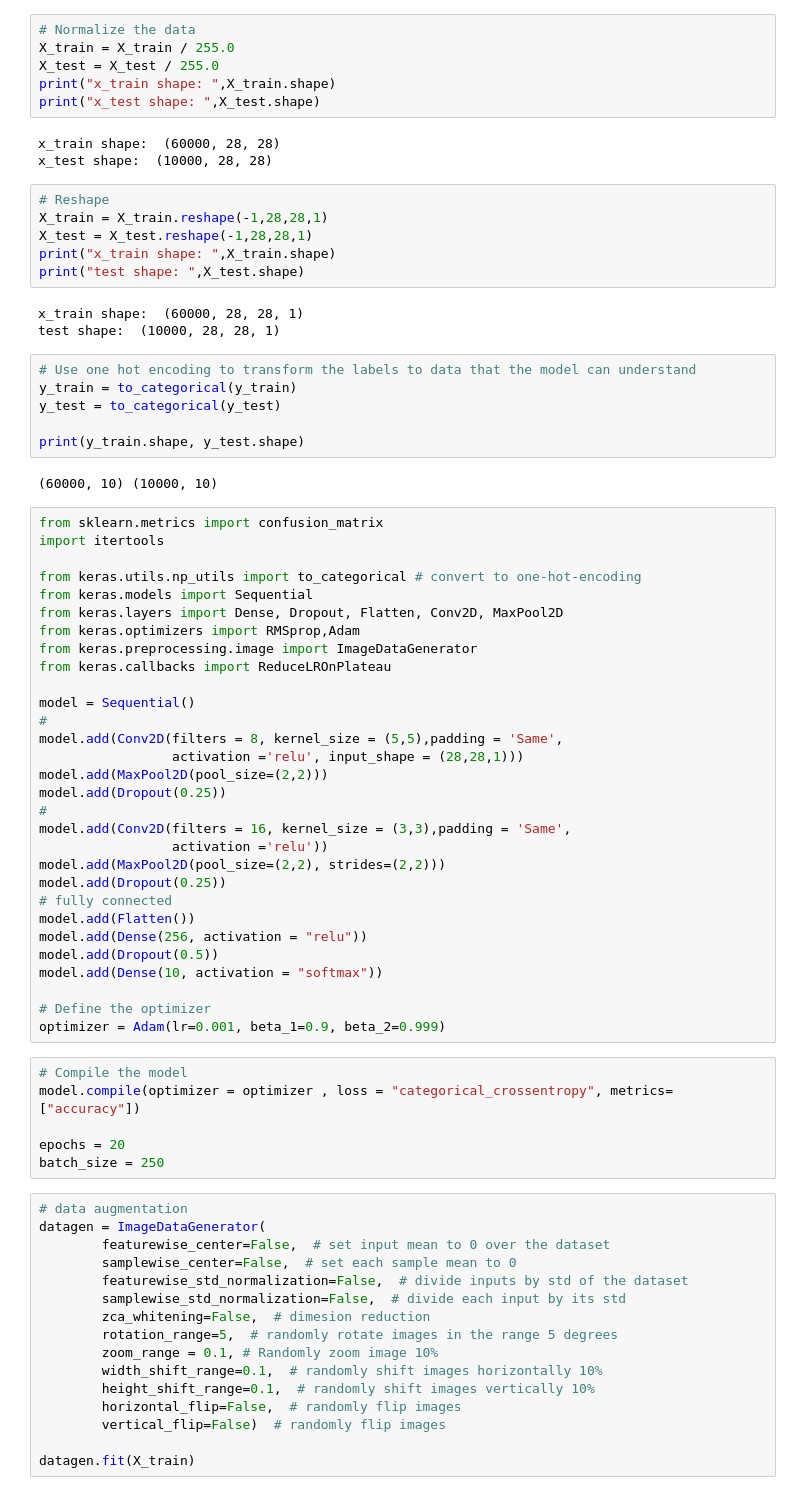
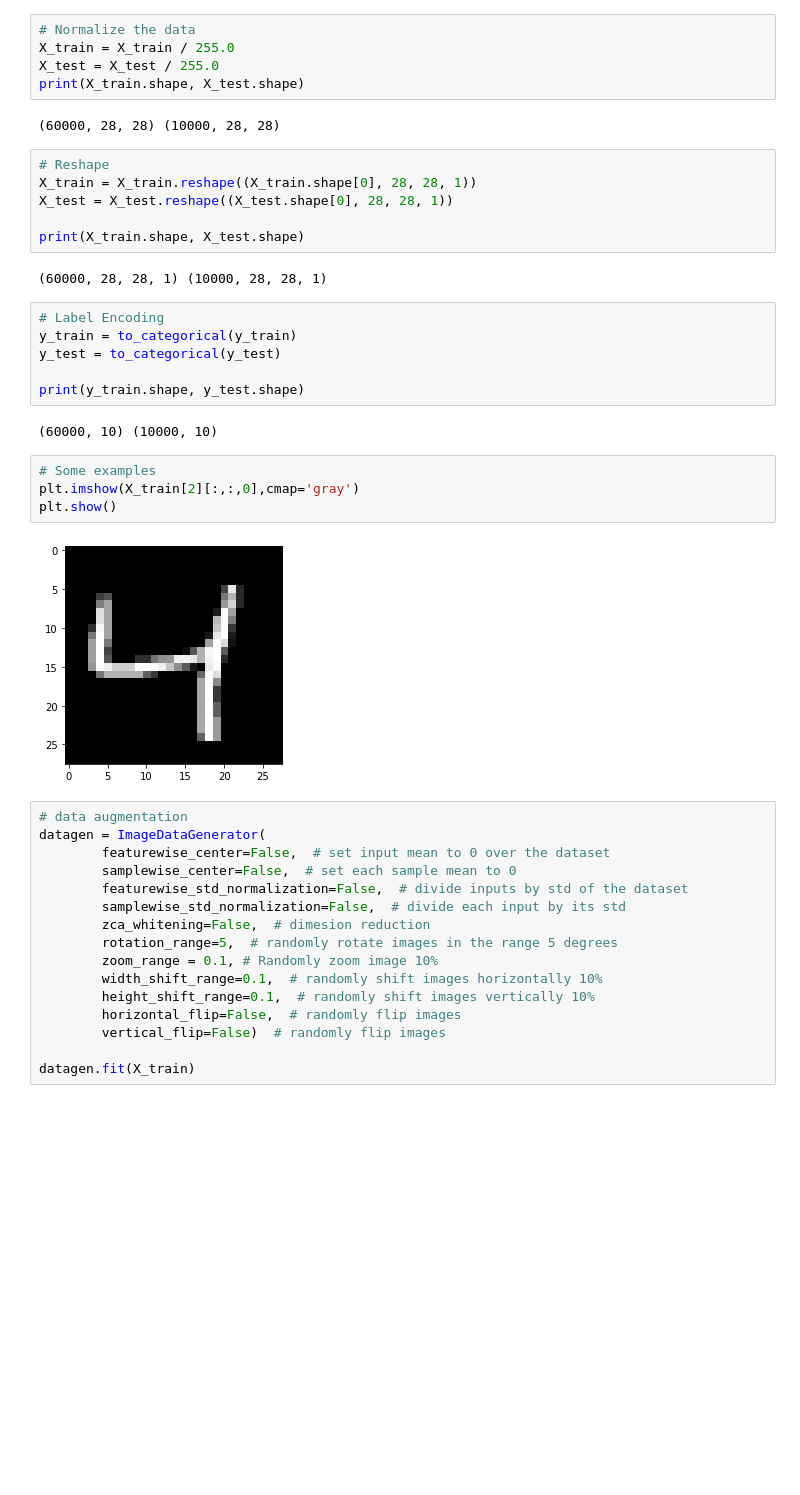
Before and after one commit to mikemaid/AI-Notebook, a Jupyter notebook: CNNs/MNIST.ipynb, the cells around one changed output. Cells and saved outputs as stored; diff of their text form; blank space fills up the shorter version.

```diff
--- a/CNNs/MNIST.ipynb
+++ b/CNNs/MNIST.ipynb
@@ -46,64 +34,31 @@ y_train = to_categorical(y_train, num_classes = 10)
 # Normalize the data
 X_train = X_train / 255.0
 X_test = X_test / 255.0
-print("x_train shape: ",X_train.shape)
-print("x_test shape: ",X_test.shape)
+print(X_train.shape, X_test.shape)
 # %% [output]
-x_train shape:  (60000, 28, 28)
-x_test shape:  (10000, 28, 28)
+(60000, 28, 28) (10000, 28, 28)
 # %%
 # Reshape
-X_train = X_train.reshape(-1,28,28,1)
-X_test = X_test.reshape(-1,28,28,1)
-print("x_train shape: ",X_train.shape)
-print("test shape: ",X_test.shape)
+X_train = X_train.reshape((X_train.shape[0], 28, 28, 1))
+X_test = X_test.reshape((X_test.shape[0], 28, 28, 1))
+
+print(X_train.shape, X_test.shape)
 # %% [output]
-x_train shape:  (60000, 28, 28, 1)
-test shape:  (10000, 28, 28, 1)
+(60000, 28, 28, 1) (10000, 28, 28, 1)
 # %%
-# Use one hot encoding to transform the labels to data that the model can understand
+# Label Encoding
 y_train = to_categorical(y_train)
 y_test = to_categorical(y_test)
 
 print(y_train.shape, y_test.shape)
 # %% [output]
 (60000, 10) (10000, 10)
-# %%
-from sklearn.metrics import confusion_matrix
-import itertools
-
-from keras.utils.np_utils import to_categorical # convert to one-hot-encoding
-from keras.models import Sequential
-from keras.layers import Dense, Dropout, Flatten, Conv2D, MaxPool2D
-from keras.optimizers import RMSprop,Adam
-from keras.preprocessing.image import ImageDataGenerator
-from keras.callbacks import ReduceLROnPlateau
-
-model = Sequential()
-#
-model.add(Conv2D(filters = 8, kernel_size = (5,5),padding = 'Same',
-                 activation ='relu', input_shape = (28,28,1)))
-model.add(MaxPool2D(pool_size=(2,2)))
-model.add(Dropout(0.25))
-#
-model.add(Conv2D(filters = 16, kernel_size = (3,3),padding = 'Same',
-                 activation ='relu'))
-model.add(MaxPool2D(pool_size=(2,2), strides=(2,2)))
-model.add(Dropout(0.25))
-# fully connected
-model.add(Flatten())
-model.add(Dense(256, activation = "relu"))
-model.add(Dropout(0.5))
-model.add(Dense(10, activation = "softmax"))
-
-# Define the optimizer
-optimizer = Adam(lr=0.001, beta_1=0.9, beta_2=0.999)
-# %%
-# Compile the model
-model.compile(optimizer = optimizer , loss = "categorical_crossentropy", metrics=["accuracy"])
-
-epochs = 20
-batch_size = 250
+# %%
+# Some examples
+plt.imshow(X_train[2][:,:,0],cmap='gray')
+plt.show()
+# %% [output]
+[figure, added]
 # %%
 # data augmentation
 datagen = ImageDataGenerator(
```
Also changed, not shown: parts of 16 cells of this notebook.
